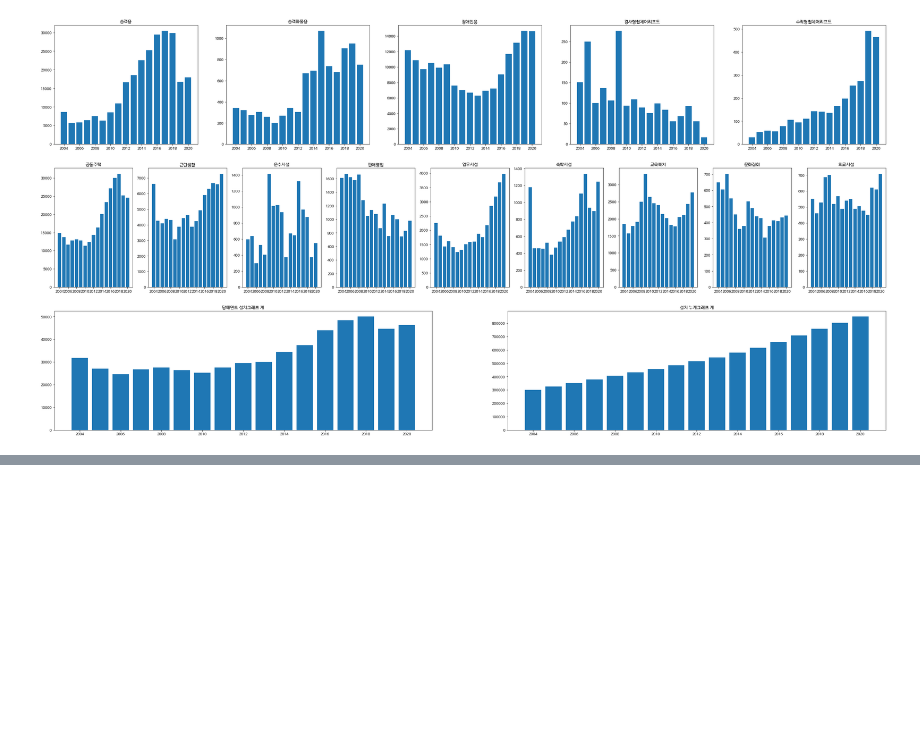
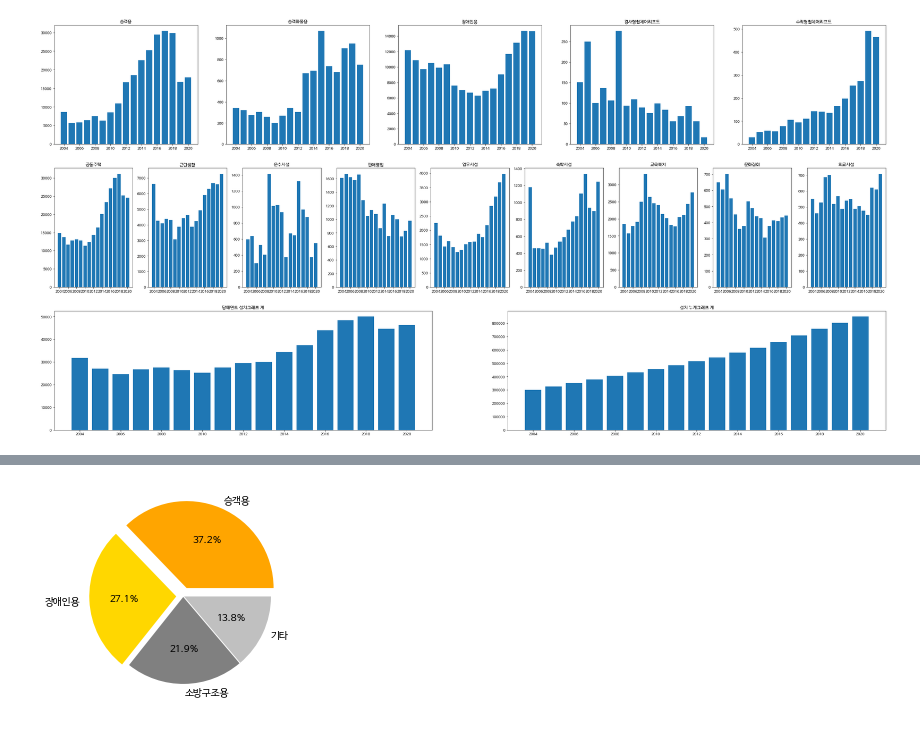
Before and after one commit to modeep/the-modeep, a Jupyter notebook: elevator/elevator.ipynb, the cells around one changed output, grey strips where cells are left out. Drawn from its saved outputs; the diff is of its cells as text; code cells hidden in the pictures; blank space fills up the shorter version.

```diff
--- a/elevator/elevator.ipynb
+++ b/elevator/elevator.ipynb
@@ -108,0 +114,8 @@ plt.savefig('엘리베이터 설치율 시각화.png', dpi=200, facecolor='#FFFF
+# %%
+data = [372, 271, 219, 138]
+labels = ['승객용', '장애인용', '소방구조용', '기타']
+
+plt.pie(data, explode=[0.1, 0.08, 0.01, 0.01], colors=['orange', 'gold', 'gray', 'silver'], labels=labels, autopct='%.1f%%')
+plt.savefig('엘리베이터 보급율 시각화.png', dpi=200, facecolor='#FFFFFF')
+# %% [output]
+[figure, added]
```
Also changed, not shown: parts of 2 cells of this notebook, 2 other files.
